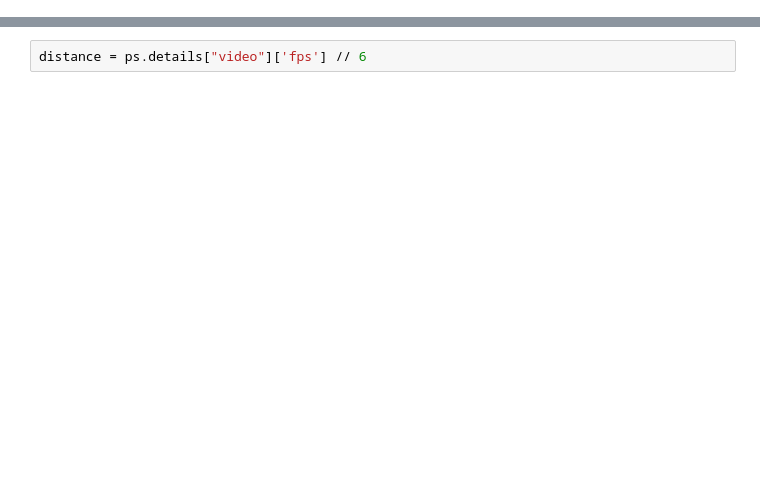
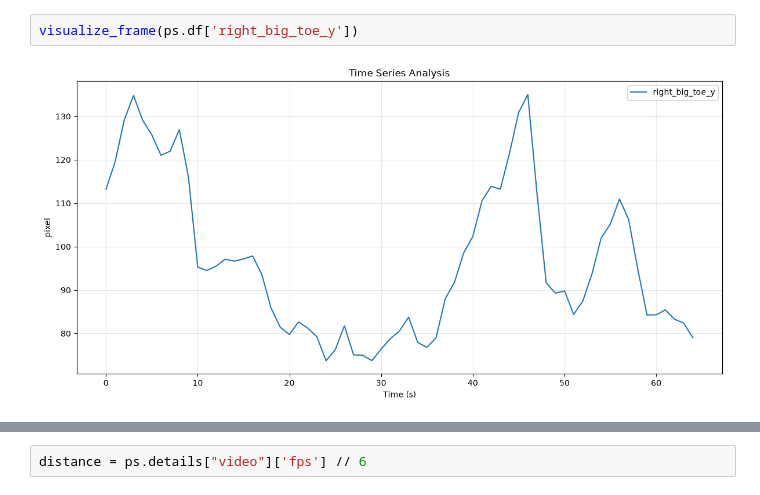
Before and after one commit to J-sehyeon/Oracle_Project, a Jupyter notebook: Coach/scripts/features/test.ipynb, the cells around one changed output, grey strips where cells are left out. Saved outputs shown, nothing was run; the diff lists cells and outputs as text; blank space fills up the shorter version.

```diff
--- a/Coach/scripts/features/test.ipynb
+++ b/Coach/scripts/features/test.ipynb
@@ -33,0 +45,4 @@ ps = PoseSequence(pose_data, detail_data, user_data)
+# %%
+visualize_frame(ps.df['right_big_toe_y'])
+# %% [output]
+[figure, added]
```
Also changed, not shown: parts of 44 cells of this notebook, 11 other files.
